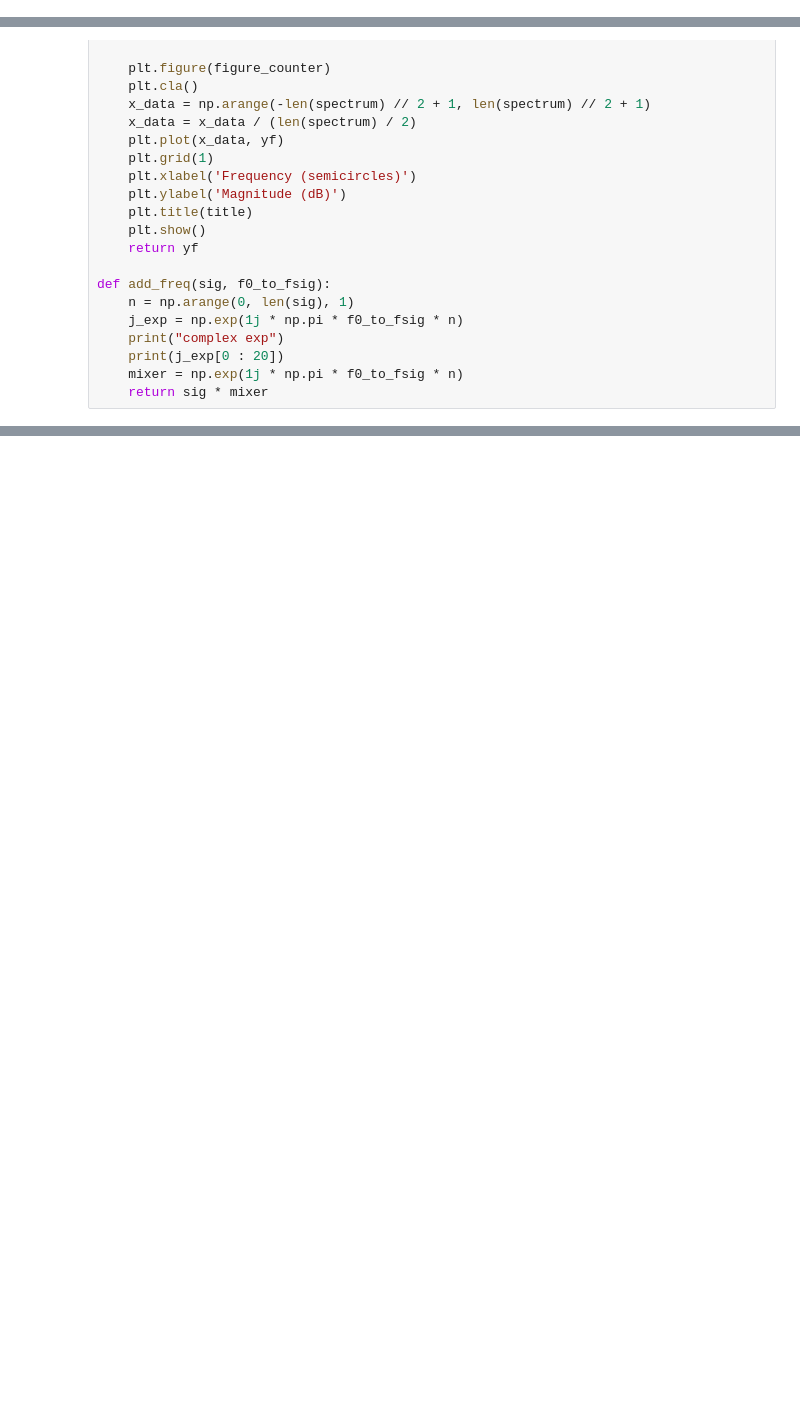
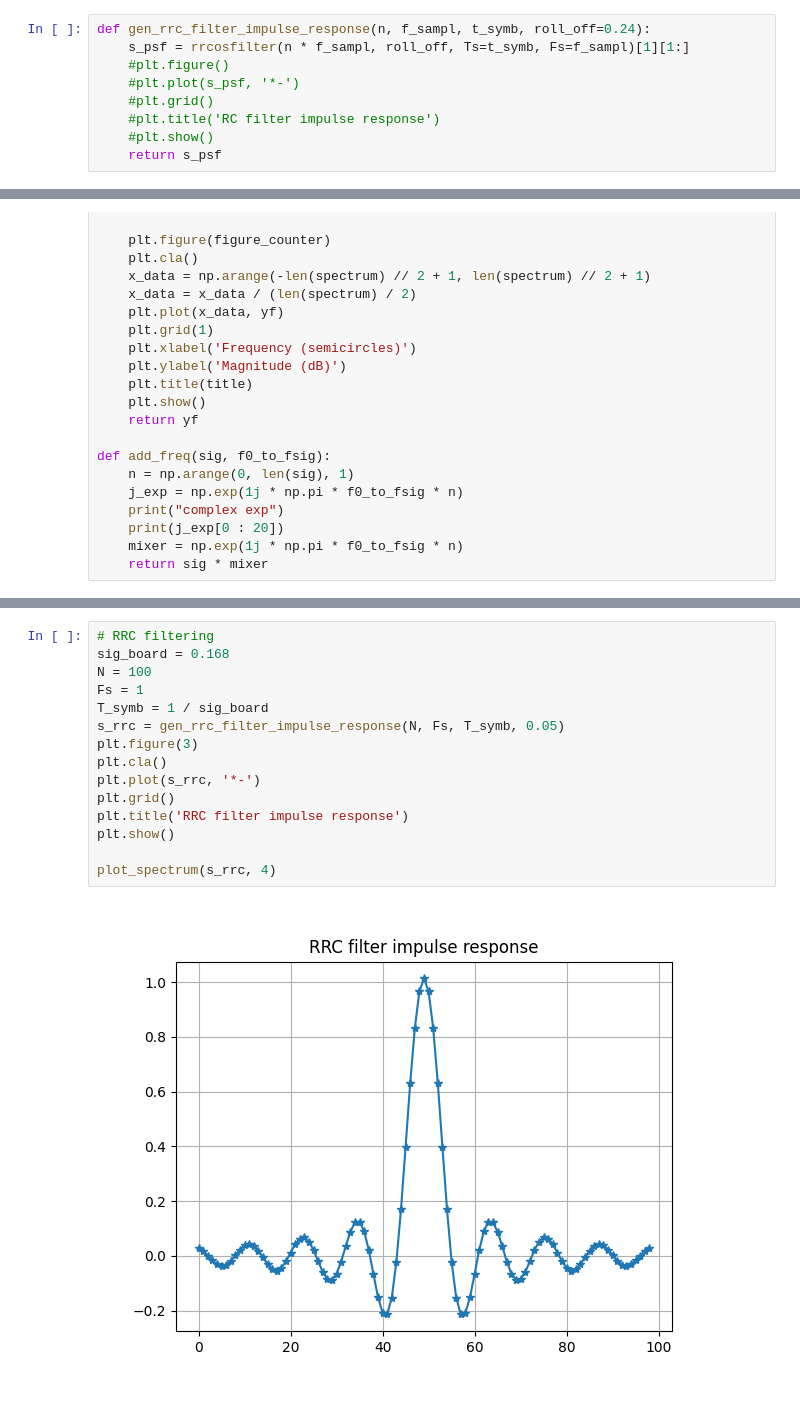
Before and after one commit to incredibleSaint/signal_processing, a Jupyter notebook: mxdma.ipynb, the cells around one changed output, grey strips where cells are left out. Saved outputs shown, nothing was run; the diff lists cells and outputs as text; blank space fills up the shorter version.

Commit message:
[+] mxdma: rrc filtering

```diff
--- a/mxdma.ipynb
+++ b/mxdma.ipynb
@@ -7,6 +9,15 @@ import matplotlib.pyplot as plt
 import ipympl
 #%matplotlib inline
 %matplotlib widget
+# %%
+def gen_rrc_filter_impulse_response(n, f_sampl, t_symb, roll_off=0.24):
+    s_psf = rrcosfilter(n * f_sampl, roll_off, Ts=t_symb, Fs=f_sampl)[1][1:]
+    #plt.figure()
+    #plt.plot(s_psf, '*-')
+    #plt.grid()
+    #plt.title('RC filter impulse response')
+    #plt.show()
+    return s_psf
 # %%
 def calculate_spectrum(signal):
     yf = np.fft.fft(signal)
@@ -100,3 +111,20 @@ array([[-2.71368644],
        [-7.5342655 ],
        [-7.44039986],
        [-2.47931322]])
+# %%
+# RRC filtering
+sig_board = 0.168
+N = 100
+Fs = 1
+T_symb = 1 / sig_board
+s_rrc = gen_rrc_filter_impulse_response(N, Fs, T_symb, 0.05)
+plt.figure(3)
+plt.cla()
+plt.plot(s_rrc, '*-')
+plt.grid()
+plt.title('RRC filter impulse response')
+plt.show()
+
+plot_spectrum(s_rrc, 4)
+# %% [output]
+[figure, added]
```
Also changed, not shown: parts of 7 cells of this notebook.
